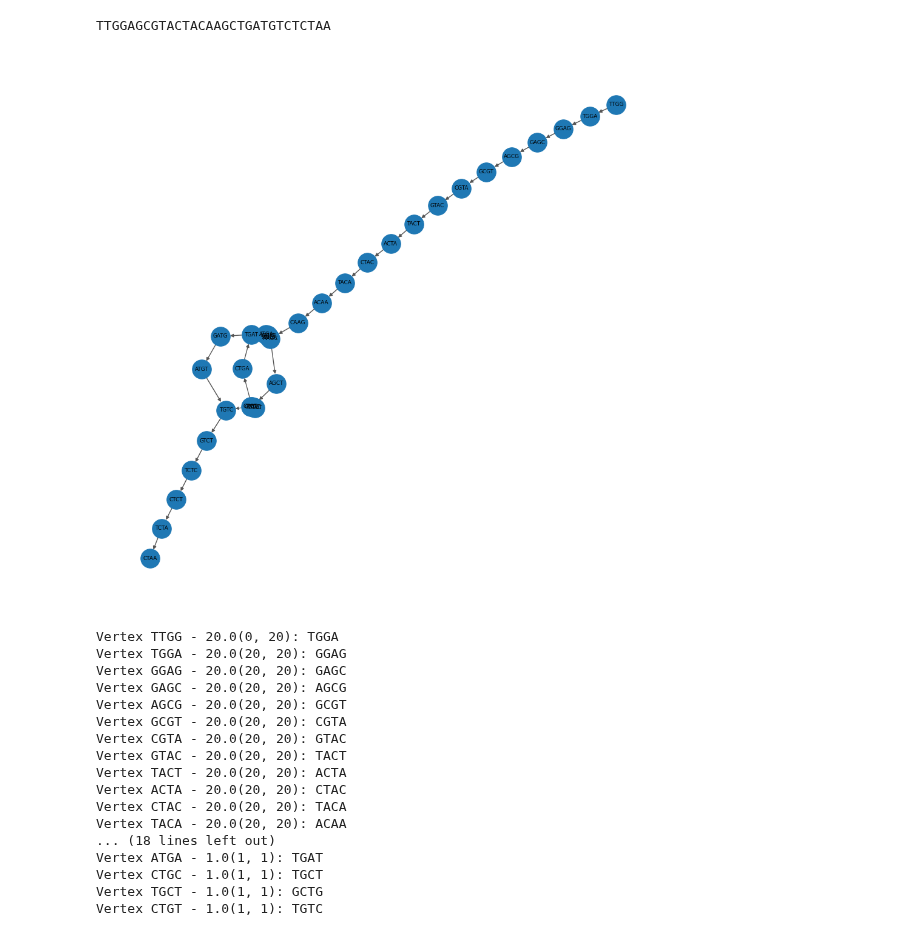
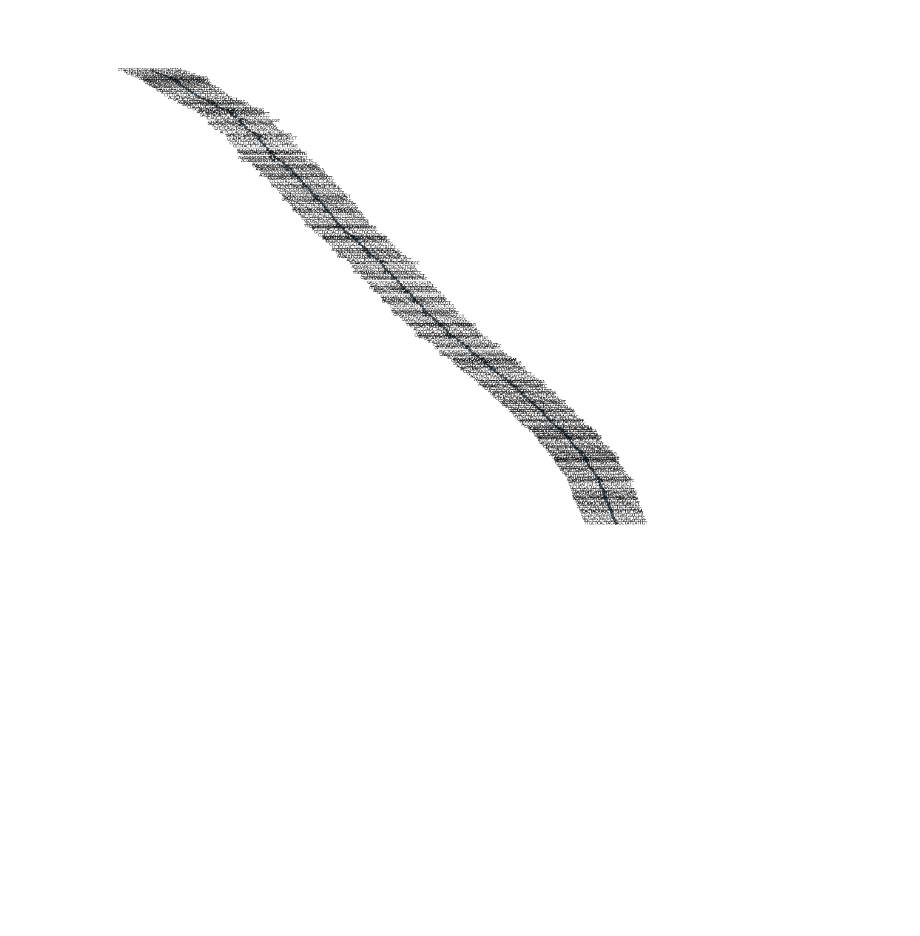
Before and after one commit to SownBanana/DNA-Decoder-Simulator, a Jupyter notebook: test_oop.ipynb, the cells around one changed output. Saved outputs shown, nothing was run; the diff lists cells and outputs as text; code cells hidden in the pictures; blank space fills up the shorter version.

Commit message:
feat: bfs decode

```diff
--- a/test_oop.ipynb
+++ b/test_oop.ipynb
@@ -7,0 +11,10 @@ from utils.mutant import errors_add
+# %%
+# original = str2ncs('$Pham Hong Son%')
+original = str2ncs('$Nam quoc son ha nam de cu, tuyet nhien dinh phan tai thien thu%')
+print(original)
+datas = errors_add(original, 0.04, 50)
+
+# original = 'TTGAACGGCGGCTGTTAA'
+# datas = ['TTGAACGGCGGCTGTTAA', 'TTGAACGGCGGCTGTTAA', 'TTGAACGGCGGCTGTTAA', 'TTGAACGGCGGCTGTTAA']
+# datas = ['TTGAACGGCGGCTGTTAA', 'TTGAACGGCGACTGTTAA', 'TTGAACGGCGGCTGTTAA', 'TTGAACGGCGGCTGTTAA']
+# datas = ['TTGAACGGCGGCTGTTAA', 'TTGAACGTGCGGCTGTTAA', 'TTGAACGGCGCTGTTAA', 'TTGAACGGCGGCTGTTAA']
@@ -7,0 +51,5 @@ from utils.mutant import errors_add
+# %%
+# decoder.graph.draw_de_bruijn_graph(minimize_edge=True, weight_on=True)
+decoder.graph.draw_de_bruijn_graph(pruned=True, minimize_edge=True, weight_on=False, node_size=1)
+# %% [output]
+[figure, added]
@@ -17,32 +71,12 @@ datas = ['AACGGCGGCTGT', 'AACGTGCGGCTGT', 'AACGGCGCTGT', 'AACGGCGGCTGT']
 
 original = str2ncs('$Pham Son%')
 print(original)
-datas = errors_add(original, 0.001, 20)
+datas = errors_add(original, 0.1, 20)
 
-graph = Graph(data = datas, data_length=len(original), kmer_size=4)
+graph = Graph(data = datas, data_length=len(original), kmer_size=15)
 graph.build()
 graph.draw_de_bruijn_graph(weight_on=False, minimize_edge=True, font_size=8)
 
 graph
-# %% [output]
-TTGGAGCGTACTACAAGCTGATGTCTCTAA
-[figure, removed]
-Vertex TTGG - 20.0(0, 20): TGGA
-Vertex TGGA - 20.0(20, 20): GGAG
-Vertex GGAG - 20.0(20, 20): GAGC
-Vertex GAGC - 20.0(20, 20): AGCG
-Vertex AGCG - 20.0(20, 20): GCGT
-Vertex GCGT - 20.0(20, 20): CGTA
-Vertex CGTA - 20.0(20, 20): GTAC
-Vertex GTAC - 20.0(20, 20): TACT
-Vertex TACT - 20.0(20, 20): ACTA
-Vertex ACTA - 20.0(20, 20): CTAC
-Vertex CTAC - 20.0(20, 20): TACA
-Vertex TACA - 20.0(20, 20): ACAA
-... (18 lines left out)
-Vertex ATGA - 1.0(1, 1): TGAT
-Vertex CTGC - 1.0(1, 1): TGCT
-Vertex TGCT - 1.0(1, 1): GCTG
-Vertex CTGT - 1.0(1, 1): TGTC
 # %%
 datas
```
Also changed, not shown: parts of 11 cells of this notebook, 5 other files.
